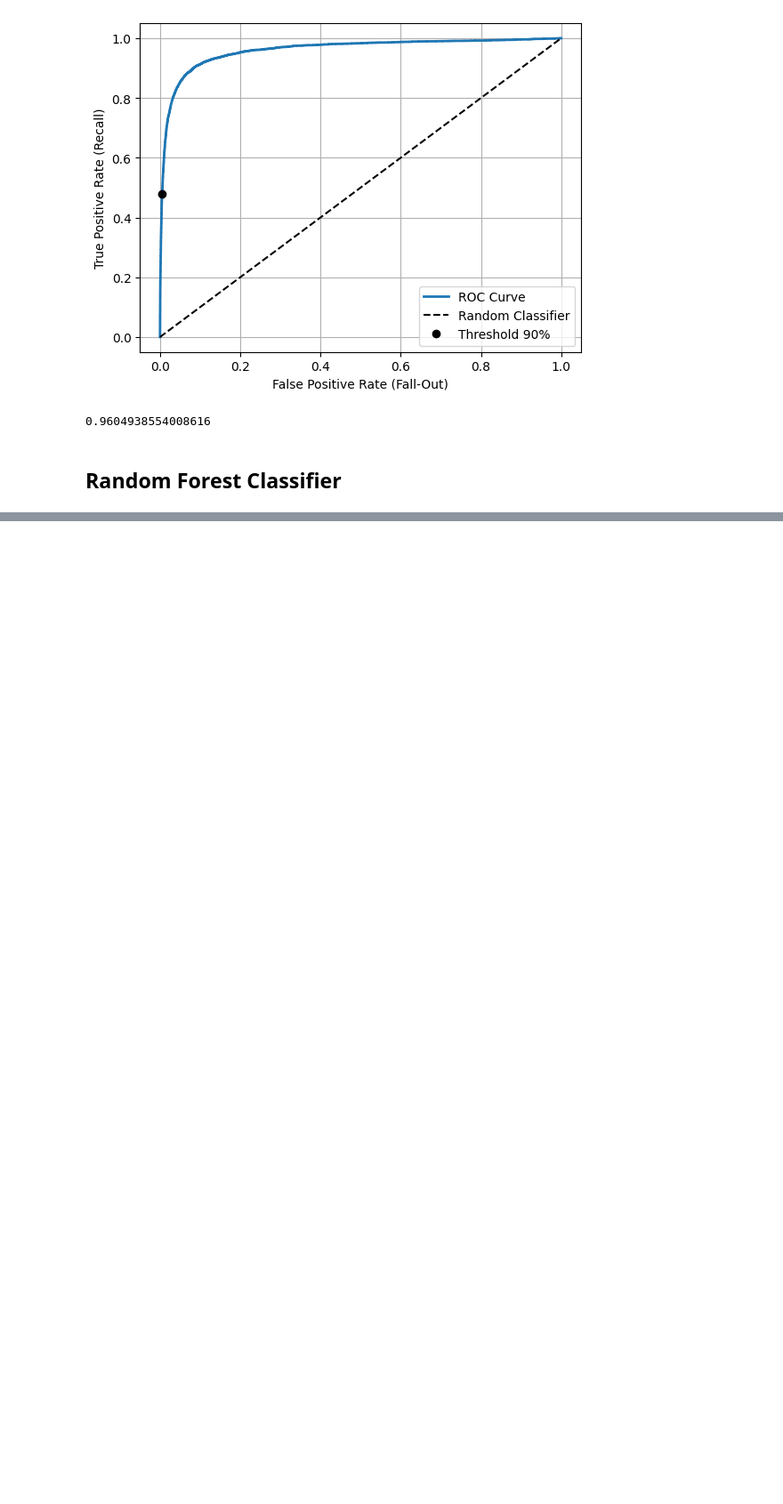
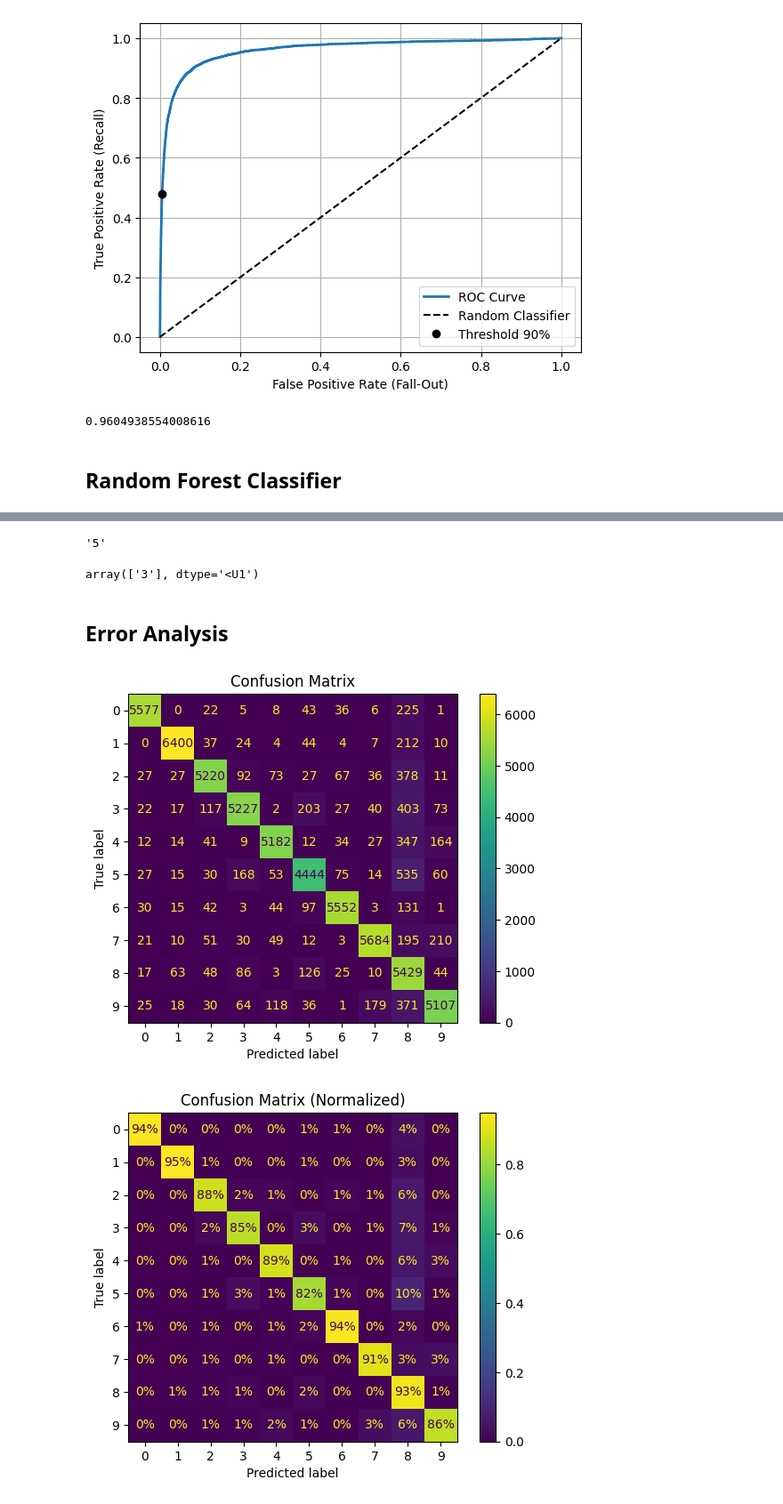
Before and after one commit to KORINZ/machine-learning-notebooks, a Jupyter notebook: 03_classification.ipynb, the cells around one changed output, grey strips where cells are left out. Shown at 89% size. Cells and saved outputs as stored; diff of their text form; code cells hidden in the pictures; blank space fills up the shorter version.

```diff
--- a/03_classification.ipynb
+++ b/03_classification.ipynb
@@ -215,0 +287,29 @@ roc_auc_score(y_train_5, y_scores)
+# %%
+svm_clf.classes_[class_index]
+# %% [output]
+'5'
+# %%
+sdg_clf = SGDClassifier(random_state=42) # OvA, 10 numbers, 10 classifiers
+sdg_clf.fit(X_train, y_train)
+sdg_clf.predict([some_digit]) # incorrect
+# %% [output]
+array(['3'], dtype='<U1')
+# %%
+from sklearn.preprocessing import StandardScaler
+scaler = StandardScaler()
+X_train_scaled = scaler.fit_transform(X_train.astype("float64"))
+# %% [markdown]
+## Error Analysis
+# %%
+from sklearn.metrics import ConfusionMatrixDisplay
+
+y_train_pred = cross_val_predict(sgd_clf, X_train_scaled, y_train, cv=3)
+# %%
+ConfusionMatrixDisplay.from_predictions(y_train, y_train_pred)
+plt.title("Confusion Matrix")
+ConfusionMatrixDisplay.from_predictions(y_train, y_train_pred, normalize="true", values_format=".0%")
+plt.title("Confusion Matrix (Normalized)")
+plt.show()
+# %% [output]
+[figure, added]
+[figure, added]
```
Also changed, not shown: parts of 26 cells of this notebook.
